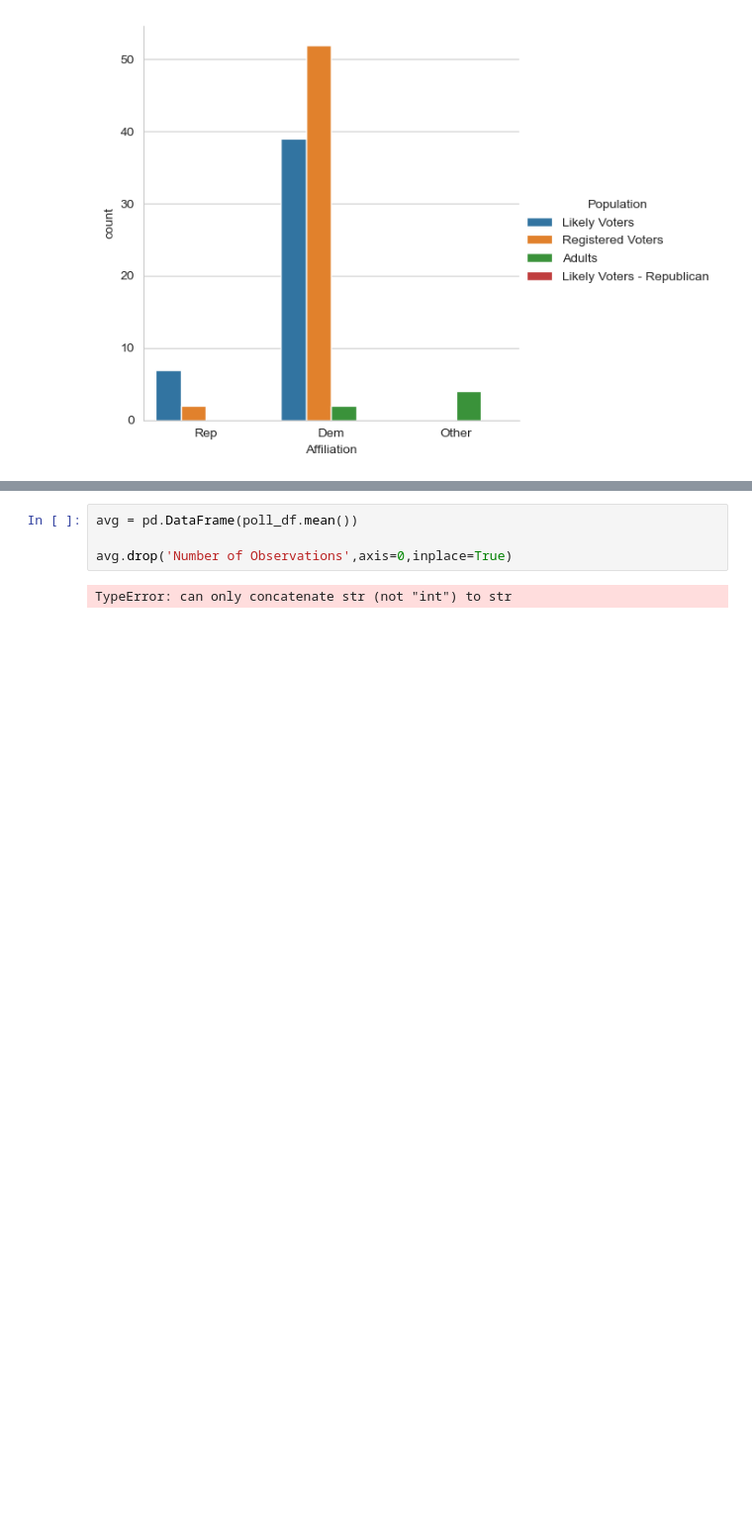
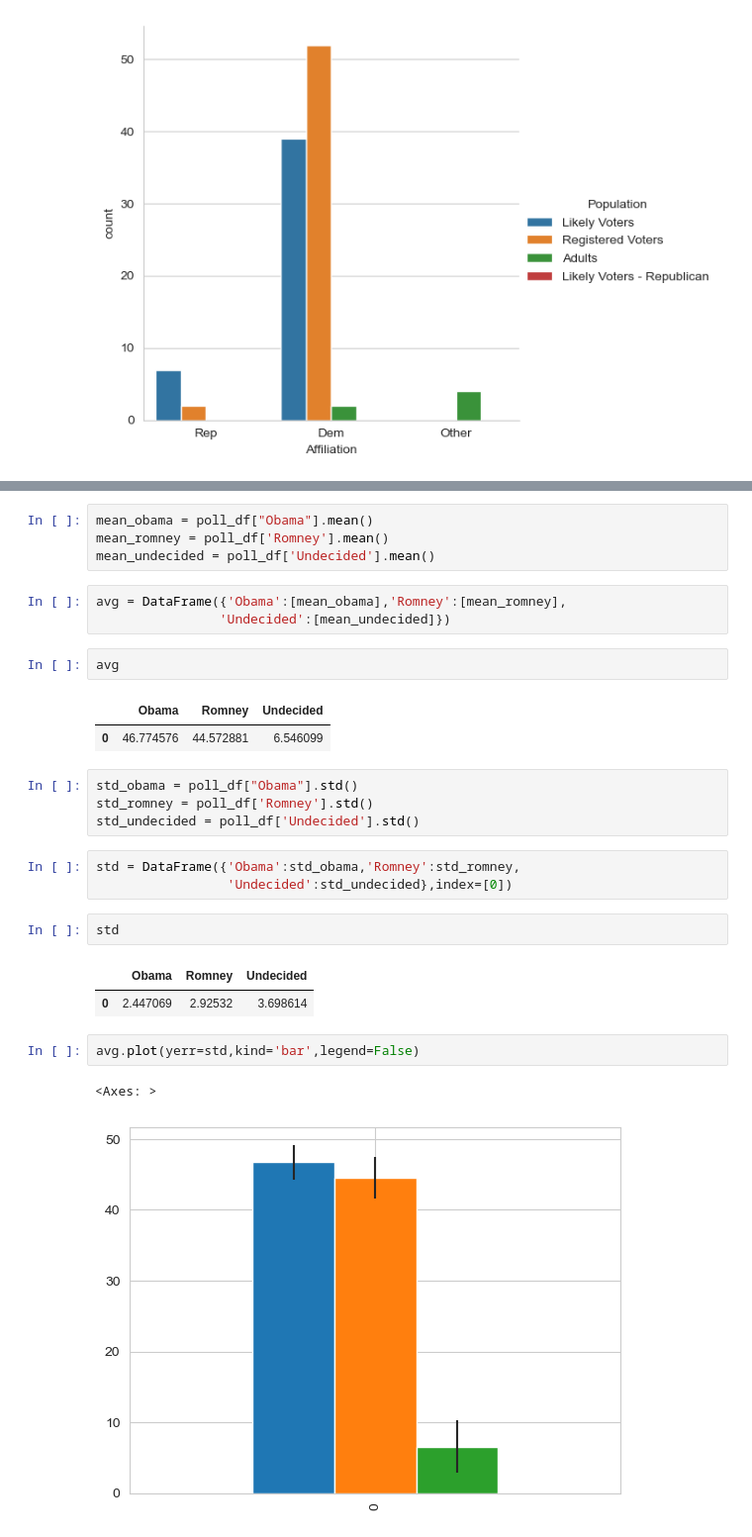
Before and after one commit to tylercoen/python, a Jupyter notebook: Learning Python for Data Analysis and Visualization/Election Data Analysis Project/Election Data Analysis Project.ipynb, the cells around one changed output, grey strips where cells are left out. Shown: that part at 99% size. Drawn from its saved outputs; the diff is of its cells as text; blank space fills up the shorter version.

Commit message:
Add files via upload
finished election data analysis project

```diff
--- a/Learning Python for Data Analysis and Visualization/Election Data Analysis Project/Election Data Analysis Project.ipynb
+++ b/Learning Python for Data Analysis and Visualization/Election Data Analysis Project/Election Data Analysis Project.ipynb
@@ -64,8 +64,31 @@ poll_df.head()
 | 3 | IBD/TIPP | 2012-11-03 | 2012-11-05 | 2012-11-06T08:51:48Z | 712.0 | Likely Voters | Live Phone | ... |
 | 4 | Rasmussen | 2012-11-03 | 2012-11-05 | 2012-11-06T08:47:50Z | 1500.0 | Likely Voters | Automated Phone | ... |
 # %%
-avg = pd.DataFrame(poll_df.mean())
-
-avg.drop('Number of Observations',axis=0,inplace=True)
+mean_obama = poll_df["Obama"].mean()
+mean_romney = poll_df['Romney'].mean()
+mean_undecided = poll_df['Undecided'].mean()
-# %% [output]
-TypeError: can only concatenate str (not "int") to str
+# %%
+avg = DataFrame({'Obama':[mean_obama],'Romney':[mean_romney],
+                'Undecided':[mean_undecided]})
+# %%
+avg
+# %% [output]
+|  | Obama | Romney | Undecided |
+| 0 | 46.774576 | 44.572881 | 6.546099 |
+# %%
+std_obama = poll_df["Obama"].std()
+std_romney = poll_df['Romney'].std()
+std_undecided = poll_df['Undecided'].std()
+# %%
+std = DataFrame({'Obama':std_obama,'Romney':std_romney,
+                 'Undecided':std_undecided},index=[0])
+# %%
+std
+# %% [output]
+|  | Obama | Romney | Undecided |
+| 0 | 2.447069 | 2.92532 | 3.698614 |
+# %%
+avg.plot(yerr=std,kind='bar',legend=False)
+# %% [output]
+<Axes: >
+[figure, added]
```
Also changed, not shown: parts of 44 cells of this notebook.
